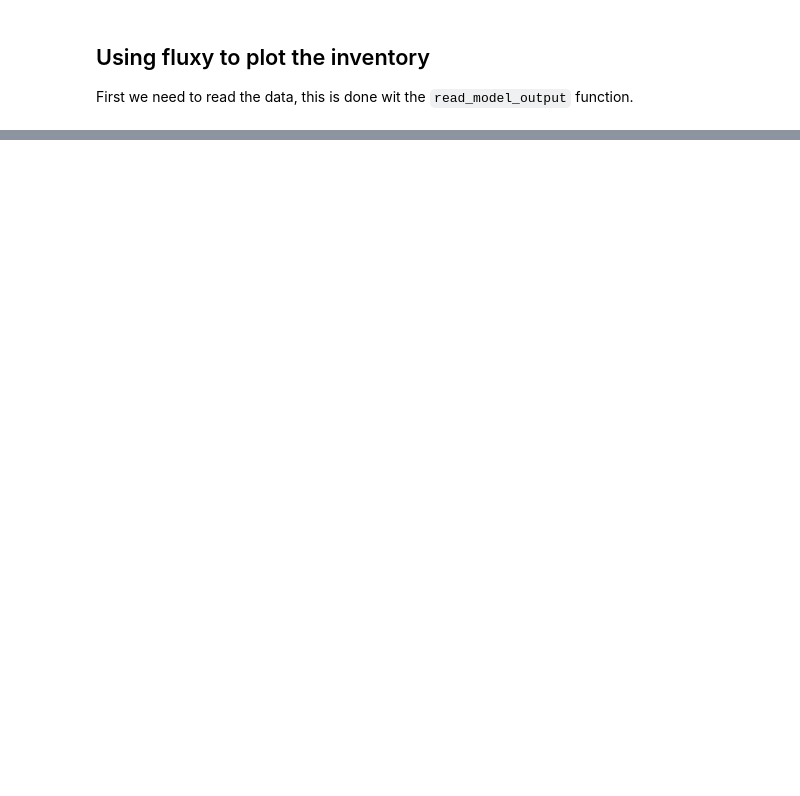
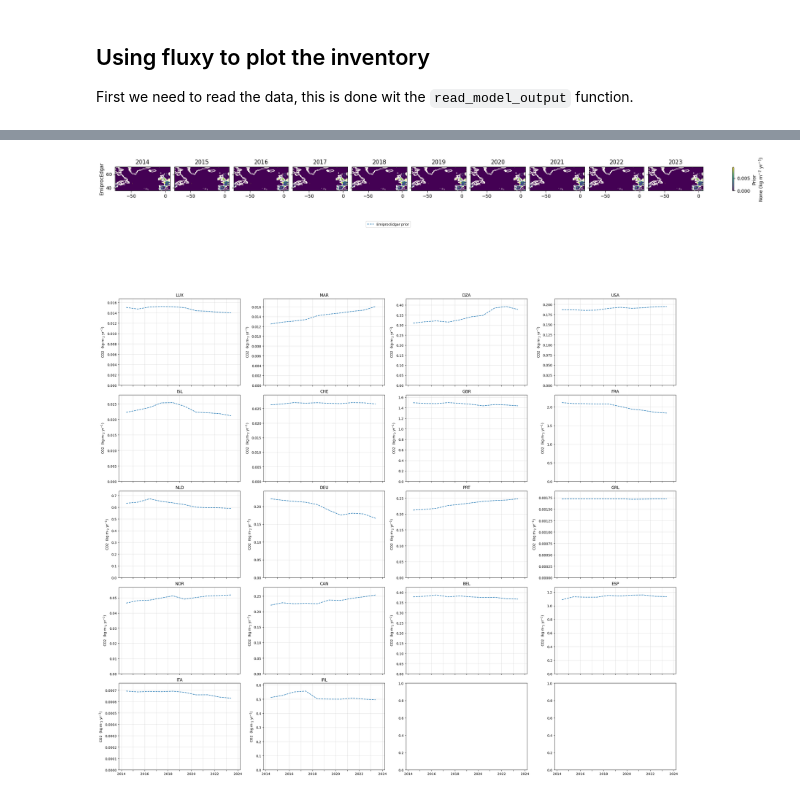
Before and after one commit to C2SM-RCM/emiproc, a Jupyter notebook: scripts/exports/edgar_2_fluxy.ipynb, the cells around one changed output, grey strips where cells are left out. Saved outputs shown, nothing was run; the diff lists cells and outputs as text; code cells hidden in the pictures; blank space fills up the shorter version.

```diff
--- a/scripts/exports/edgar_2_fluxy.ipynb
+++ b/scripts/exports/edgar_2_fluxy.ipynb
@@ -13,6 +13,12 @@ These files can be downloaded directly from the [EDGAR website](https://edgar.jr
 # %%
 from pathlib import Path
 from emiproc.inventories.edgar import download_edgar_files
+from emiproc.inventories.edgar import EDGARv8
+from emiproc.grids import RegularGrid
+from emiproc.regrid import remap_inventory
+from emiproc.inventories.utils import group_categories
+from emiproc.speciation import merge_substances
+
 from emiproc import FILES_DIR
 import matplotlib.pyplot as plt
 
@@ -22,7 +28,11 @@ plt.style.use("default")
 local_dir = FILES_DIR / "edgar"
 local_dir.mkdir(exist_ok=True)
 
-years = [2020, 2021, 2022]
+# Where we will save the fluxy files
+fluxy_dir = local_dir / "fluxy" / "edgar_emiproc"
+fluxy_dir.mkdir(parents=True, exist_ok=True)
+
+years = range(2014, 2024)
 # %%
 for year in years:
     download_edgar_files(local_dir / "data"/  str(year), year=year, substances=["CH4", "CO2", "CO2bio"])
@@ -154,7 +129,7 @@ from fluxy.io import  read_model_output
 
 dss_fluxy = read_model_output(
 
-    data_dir=local_dir / "fluxy" / "edgar_emiproc",
+    data_dir=fluxy_dir,
     file_type='flux', # Fluxy can plot also concentrations, but in emiproc we only use fluxes
     species="CH4",
     models=["EmiprocEdgar"],
@@ -182,13 +175,18 @@ fig = plot_flux_map_over_time(
     var="flux_total_prior",
     species="CO2",
 )
+# %% [output]
+[figure, added]
 # %%
 from fluxy.plots.flux_timeseries import  plot_country_flux
 
 # This function plots timeseries of the total fluxes for each country
-plot_country_flux(
+fig = plot_country_flux(
     dss_fluxy,
     species='CO2',
     # Set to false, otherwise it will try to look for files you don't have
     plot_inventory=False,
+    set_global_leg=True,
 )
+# %% [output]
+[figure, added]
```
Also changed, not shown: parts of 17 cells of this notebook.
